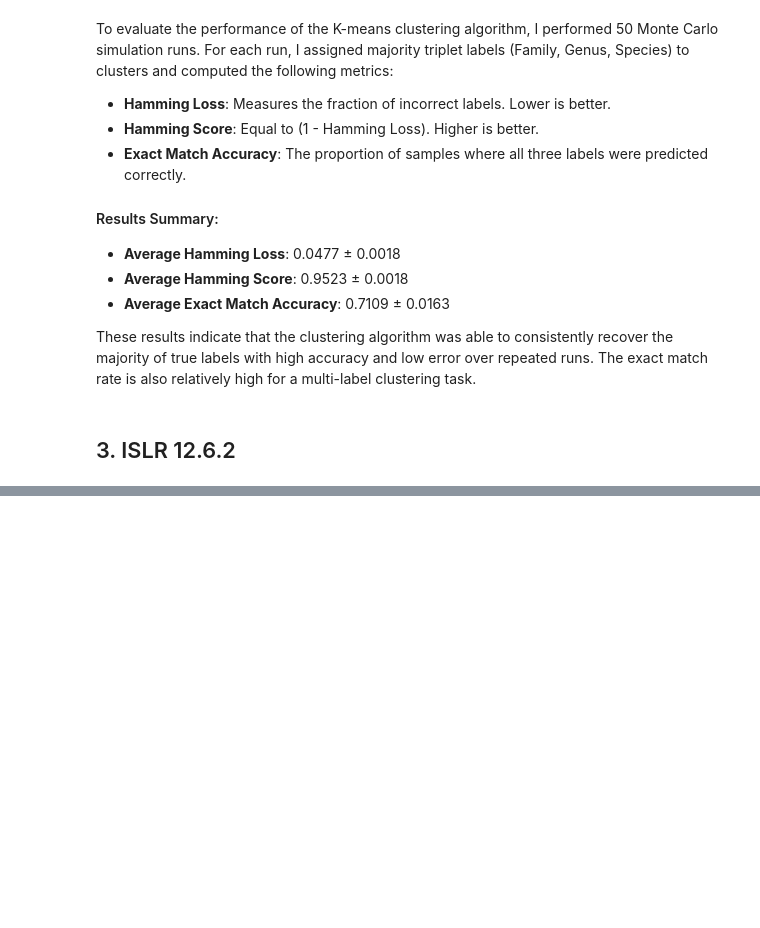
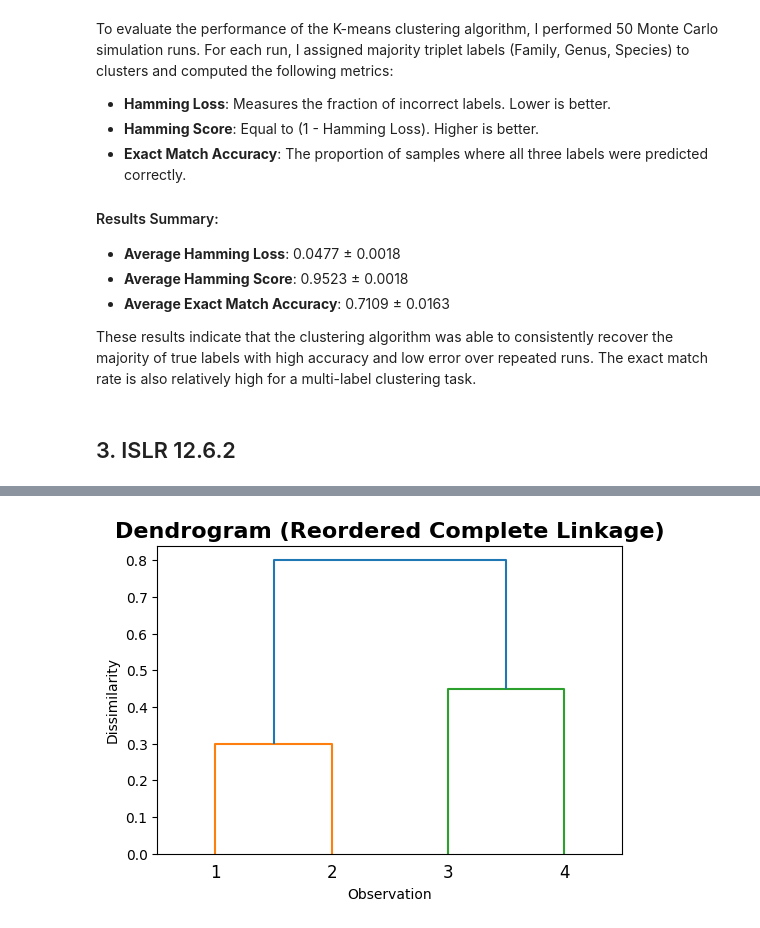
Before and after one commit to MONA100421/DSCI552_Multi-Label-Classification-on-Anuran-Calls, a Jupyter notebook: notebook/Chenyi_Weng_HW7.ipynb, the cells around one changed output, grey strips where cells are left out. Saved outputs shown, nothing was run; the diff lists cells and outputs as text; code cells hidden in the pictures; blank space fills up the shorter version.

```diff
--- a/notebook/Chenyi_Weng_HW7.ipynb
+++ b/notebook/Chenyi_Weng_HW7.ipynb
@@ -661,0 +701,15 @@ These results indicate that the clustering algorithm was able to consistently re
+# %%
+Z_reordered = np.array([
+    [1, 0, 0.3, 2],
+    [3, 2, 0.45, 2],
+    [4, 5, 0.8, 4]
+])
+
+fig, ax = plt.subplots(figsize=(6, 4))
+dendrogram(Z_reordered, labels=[2, 1, 4, 3], ax=ax)
+plt.title("Dendrogram (Reordered Complete Linkage)", fontsize=16, fontweight="bold")
+plt.xlabel("Observation")
+plt.ylabel("Dissimilarity")
+plt.show()
+# %% [output]
+[figure, added]
```
Also changed, not shown: parts of 17 cells of this notebook, 1 other file.
